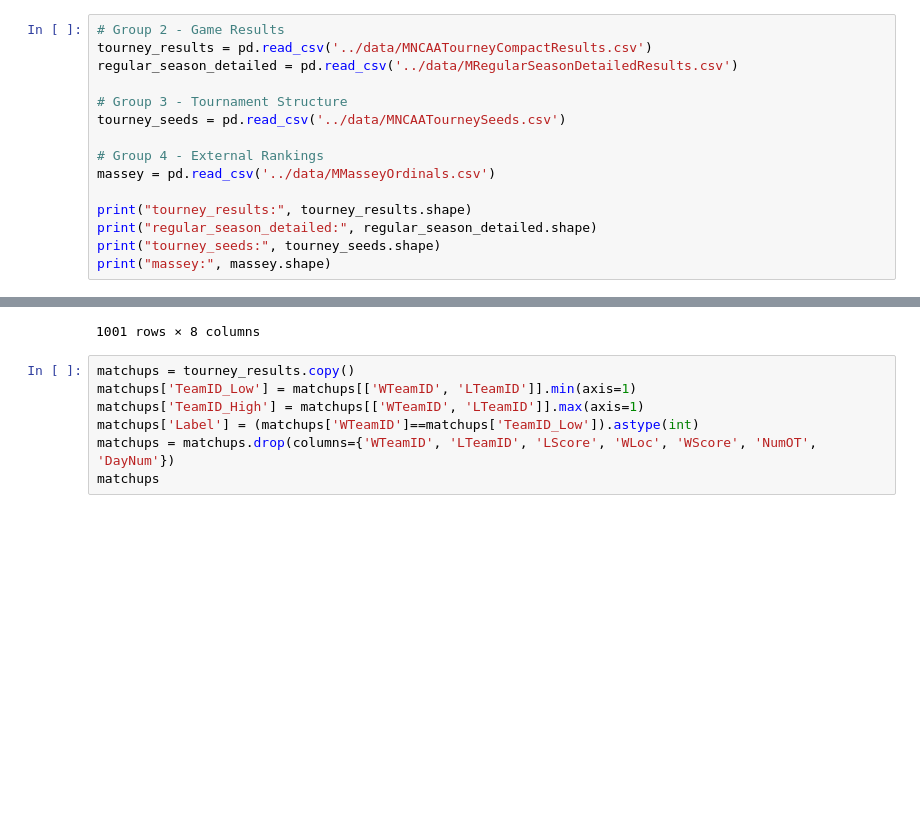
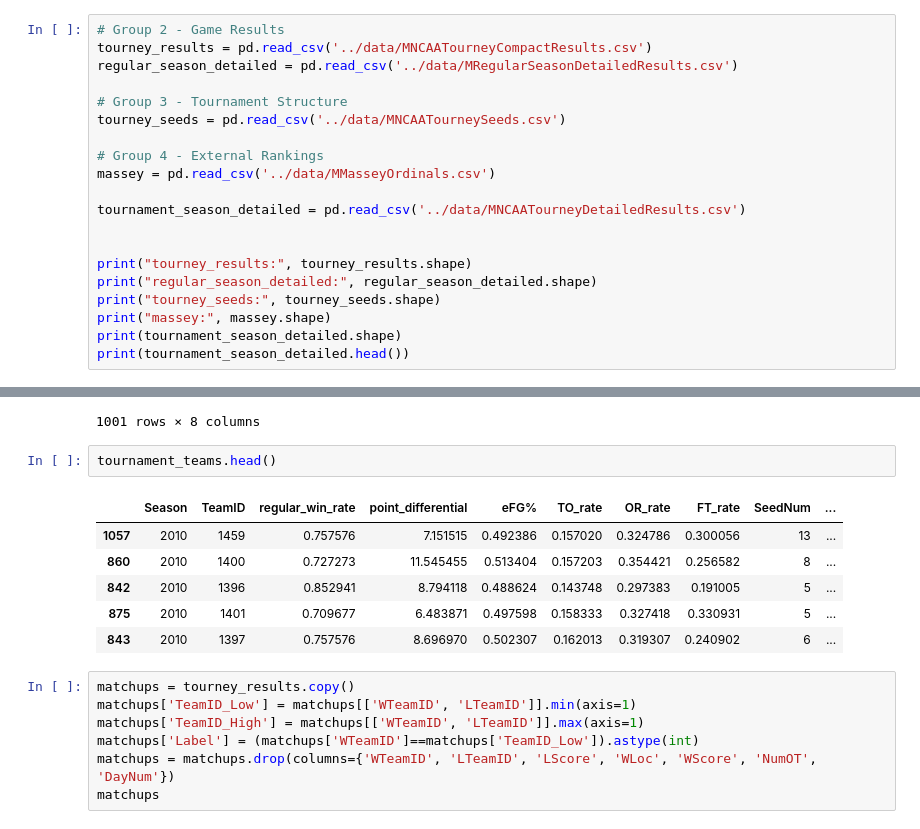
Before and after one commit to ujjwalbasnyat/march-matchup-inference-pipeline, a Jupyter notebook: data_science/notebook.ipynb, the cells around one changed output, grey strips where cells are left out. Saved outputs shown, nothing was run; the diff lists cells and outputs as text; blank space fills up the shorter version.

```diff
--- a/data_science/notebook.ipynb
+++ b/data_science/notebook.ipynb
@@ -107,10 +43,15 @@ tourney_seeds = pd.read_csv('../data/MNCAATourneySeeds.csv')
 # Group 4 - External Rankings
 massey = pd.read_csv('../data/MMasseyOrdinals.csv')
 
+tournament_season_detailed = pd.read_csv('../data/MNCAATourneyDetailedResults.csv')
+
+
 print("tourney_results:", tourney_results.shape)
 print("regular_season_detailed:", regular_season_detailed.shape)
 print("tourney_seeds:", tourney_seeds.shape)
 print("massey:", massey.shape)
+print(tournament_season_detailed.shape)
+print(tournament_season_detailed.head())
 # %% [output]
 tourney_results: (2585, 8)
 regular_season_detailed: (124529, 34)
@@ -467,6 +551,15 @@ tourney_results
 | 999 | 2025 | 152 | 1222 | 70 | 1181 | 67 | N | 0 |
 | 1000 | 2025 | 154 | 1196 | 65 | 1222 | 63 | N | 0 |
 1001 rows × 8 columns
+# %%
+tournament_teams.head()
+# %% [output]
+|  | Season | TeamID | regular_win_rate | point_differential | eFG% | TO_rate | OR_rate | FT_rate | SeedNum | ... |
+| 1057 | 2010 | 1459 | 0.757576 | 7.151515 | 0.492386 | 0.157020 | 0.324786 | 0.300056 | 13 | ... |
+| 860 | 2010 | 1400 | 0.727273 | 11.545455 | 0.513404 | 0.157203 | 0.354421 | 0.256582 | 8 | ... |
+| 842 | 2010 | 1396 | 0.852941 | 8.794118 | 0.488624 | 0.143748 | 0.297383 | 0.191005 | 5 | ... |
+| 875 | 2010 | 1401 | 0.709677 | 6.483871 | 0.497598 | 0.158333 | 0.327418 | 0.330931 | 5 | ... |
+| 843 | 2010 | 1397 | 0.757576 | 8.696970 | 0.502307 | 0.162013 | 0.319307 | 0.240902 | 6 | ... |
 # %%
 matchups = tourney_results.copy()
 matchups['TeamID_Low'] = matchups[['WTeamID', 'LTeamID']].min(axis=1)
```
Also changed, not shown: parts of 23 cells of this notebook.
